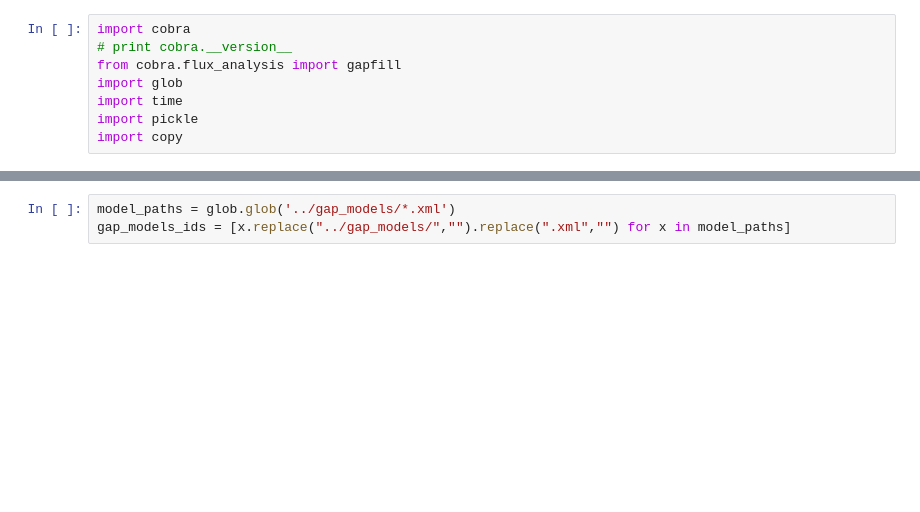
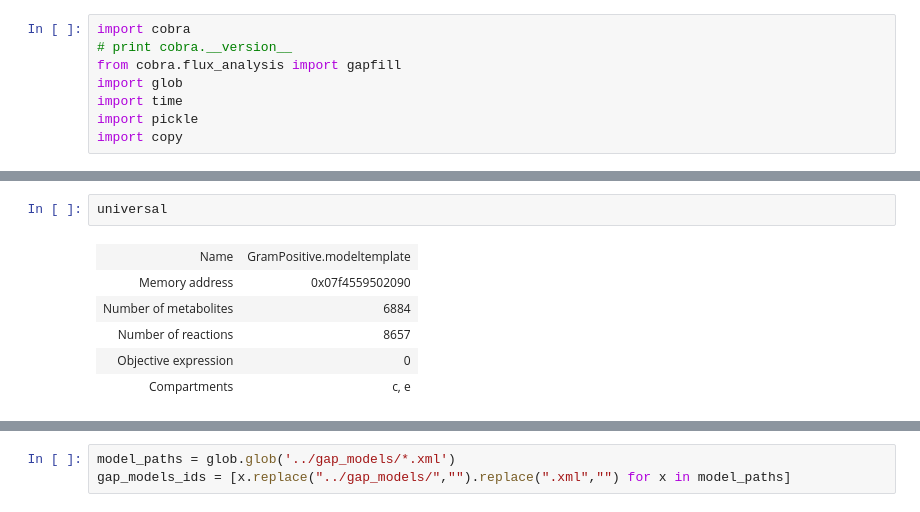
Before and after one commit to Tjmoutinho/Lactobacillus, a Jupyter notebook: Code/T5_Gapfill_models.ipynb, the cells around one changed output, grey strips where cells are left out. Saved outputs shown, nothing was run; the diff lists cells and outputs as text; blank space fills up the shorter version.

```diff
--- a/Code/T5_Gapfill_models.ipynb
+++ b/Code/T5_Gapfill_models.ipynb
@@ -22,0 +129,9 @@ print(rxn_probs)
+# %%
+universal
+# %% [output]
+| Name | GramPositive.modeltemplate |
+| Memory address | 0x07f4559502090 |
+| Number of metabolites | 6884 |
+| Number of reactions | 8657 |
+| Objective expression | 0 |
+| Compartments | c, e |
```
Also changed, not shown: parts of 15 cells of this notebook.
